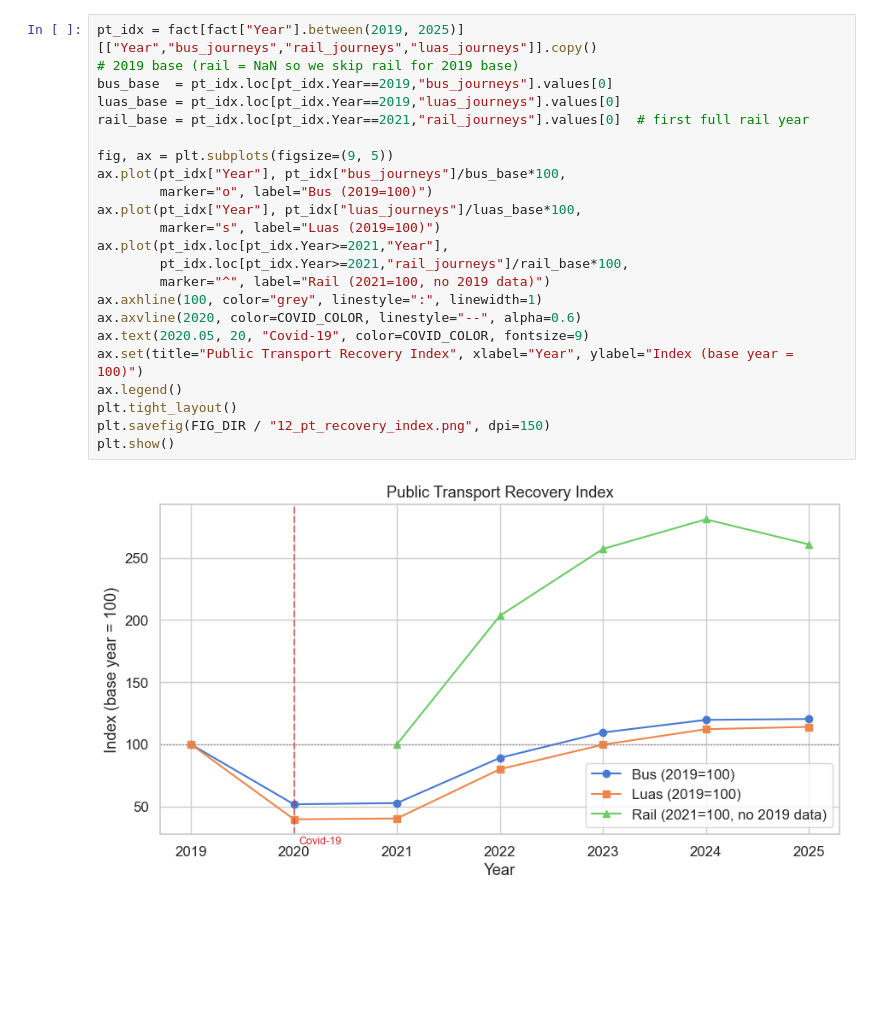
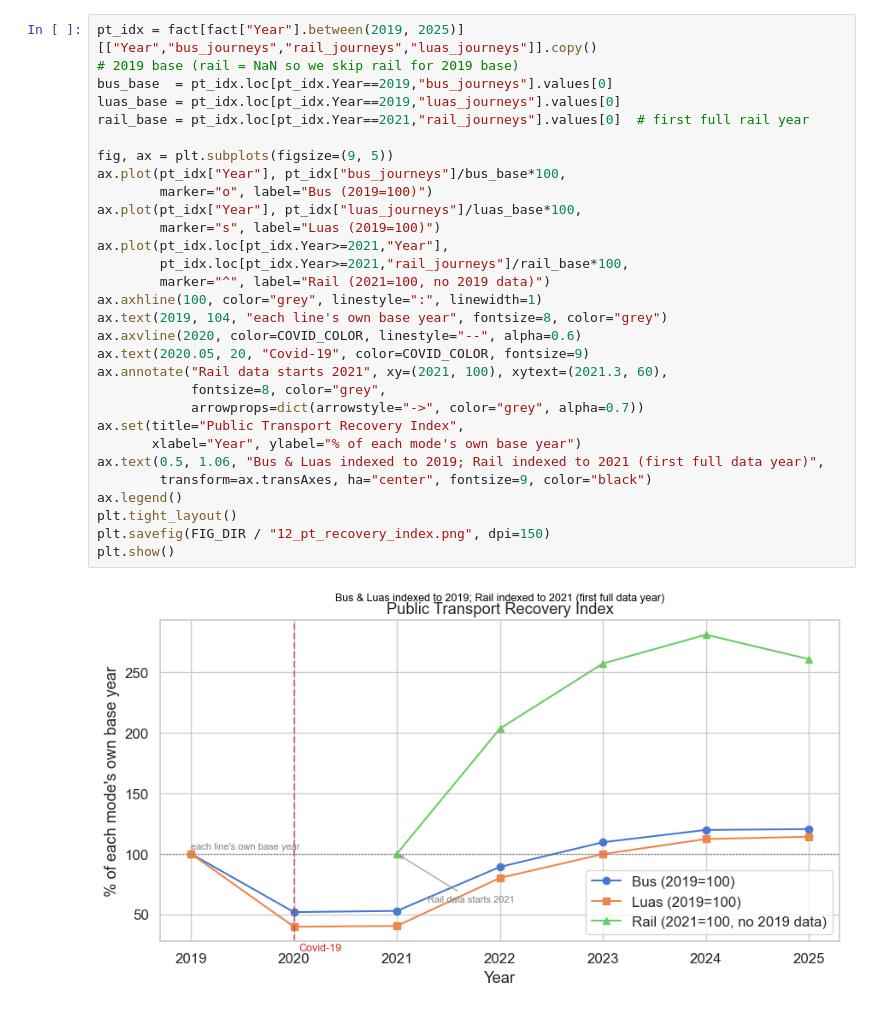
Before and after one commit to srb1024/IE_TRANSPORTs_DECARBONISATION_TRACKER, a Jupyter notebook: notebooks/02_descriptive_analytics.ipynb, the cells around one changed output. Saved outputs shown, nothing was run; the diff lists cells and outputs as text; blank space fills up the shorter version.

```diff
--- a/notebooks/02_descriptive_analytics.ipynb
+++ b/notebooks/02_descriptive_analytics.ipynb
@@ -280,28 +284,35 @@ plt.show()
 # %%
 pt_idx = fact[fact["Year"].between(2019, 2025)][["Year","bus_journeys","rail_journeys","luas_journeys"]].copy()
 # 2019 base (rail = NaN so we skip rail for 2019 base)
 bus_base  = pt_idx.loc[pt_idx.Year==2019,"bus_journeys"].values[0]
 luas_base = pt_idx.loc[pt_idx.Year==2019,"luas_journeys"].values[0]
 rail_base = pt_idx.loc[pt_idx.Year==2021,"rail_journeys"].values[0]  # first full rail year
 
 fig, ax = plt.subplots(figsize=(9, 5))
 ax.plot(pt_idx["Year"], pt_idx["bus_journeys"]/bus_base*100,
         marker="o", label="Bus (2019=100)")
 ax.plot(pt_idx["Year"], pt_idx["luas_journeys"]/luas_base*100,
         marker="s", label="Luas (2019=100)")
 ax.plot(pt_idx.loc[pt_idx.Year>=2021,"Year"],
         pt_idx.loc[pt_idx.Year>=2021,"rail_journeys"]/rail_base*100,
         marker="^", label="Rail (2021=100, no 2019 data)")
 ax.axhline(100, color="grey", linestyle=":", linewidth=1)
+ax.text(2019, 104, "each line's own base year", fontsize=8, color="grey")
 ax.axvline(2020, color=COVID_COLOR, linestyle="--", alpha=0.6)
 ax.text(2020.05, 20, "Covid-19", color=COVID_COLOR, fontsize=9)
-ax.set(title="Public Transport Recovery Index", xlabel="Year", ylabel="Index (base year = 100)")
+ax.annotate("Rail data starts 2021", xy=(2021, 100), xytext=(2021.3, 60),
+            fontsize=8, color="grey",
+            arrowprops=dict(arrowstyle="->", color="grey", alpha=0.7))
+ax.set(title="Public Transport Recovery Index",
+       xlabel="Year", ylabel="% of each mode's own base year")
+ax.text(0.5, 1.06, "Bus & Luas indexed to 2019; Rail indexed to 2021 (first full data year)",
+        transform=ax.transAxes, ha="center", fontsize=9, color="black")
 ax.legend()
 plt.tight_layout()
 plt.savefig(FIG_DIR / "12_pt_recovery_index.png", dpi=150)
 plt.show()
 # %% [output]
-[figure, old version]
+[figure, new version]
 # %%
 luas_raw = pd.read_csv(PROCESSED_DIR.parent / "raw" /
                         sorted((PROCESSED_DIR.parent / "raw").glob("TOA11*.csv"))[-1].name
```
Also changed, not shown: parts of 21 cells of this notebook, 54 other files.
